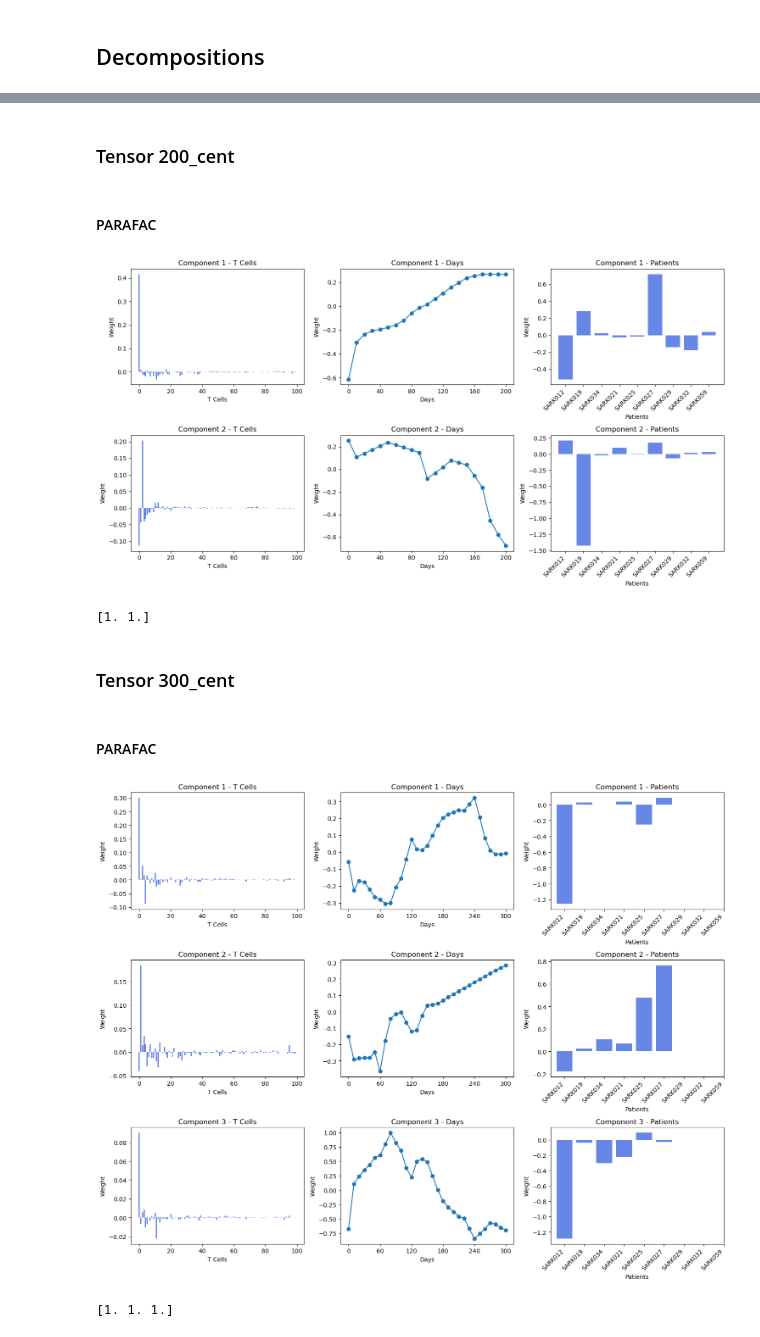
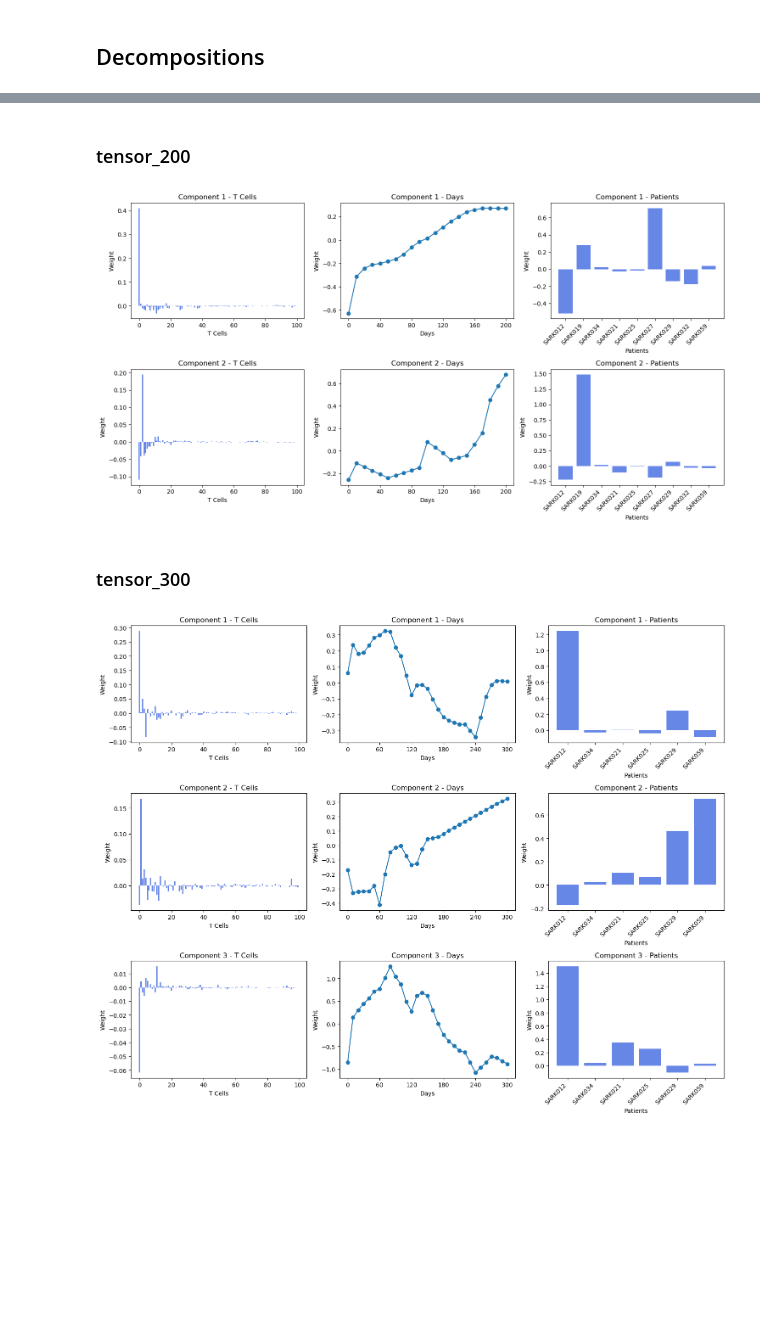
Before and after one commit to pablovadillo/Tensordecomposition, a Jupyter notebook: CP_decomposition.ipynb, the cells around one changed output, grey strips where cells are left out. Drawn from its saved outputs; the diff is of its cells as text; code cells hidden in the pictures; blank space fills up the shorter version.

Commit message:
Updated tensor_construction, CP_decomposition, PARAFAC2

```diff
--- a/CP_decomposition.ipynb
+++ b/CP_decomposition.ipynb
@@ -18,10 +13,14 @@ from kneed import KneeLocator
 # %% [markdown]
 ## Import tensors
 # %%
-tensor_70_cent = np.load('tensors_center/tensor_70.npy')
-tensor_100_cent = np.load('tensors_center/tensor_100.npy')
-tensor_200_cent = np.load('tensors_center/tensor_200.npy')
-tensor_300_cent = np.load('tensors_center/tensor_300.npy')
+# real data
+tensor_70 = np.load('real_data/tensor_70.npy')
+tensor_100 = np.load('real_data/tensor_100.npy')
+tensor_200 = np.load('real_data/tensor_200.npy')
+tensor_300 = np.load('real_data/tensor_300.npy')
+# simulated data
+tensor_1 = np.load('simulated_data/tensor_1.npy')
+tensor_2 = np.load('simulated_data/tensor_2.npy')
 # %% [markdown]
 ## Number of components
 # %%
@@ -204,28 +220,19 @@ print(weights_100_cent)
 # %% [markdown]
-### Tensor 200_cent
+### tensor_200
-# %% [markdown]
-#### PARAFAC
 # %%
-tensor_200_cent = tl.tensor(tensor_200_cent)
-weights_200_cent, factors_200_cent = parafac(tensor_200_cent, rank=2, orthogonalise=True)
+tensor_200 = tl.tensor(tensor_200)
+weights_200, factors_200 = parafac(tensor_200, rank=2)
 patients = ['SARK012', 'SARK019', 'SARK034', 'SARK021', 'SARK025',
             'SARK027', 'SARK029', 'SARK032', 'SARK059']
-decomposition_visualization(factors_200_cent, patients)
-print(weights_200_cent)
+decomposition_visualization(factors_200, patients)
 # %% [output]
-[figure, old version]
+[figure, new version]
-[1. 1.]
 # %% [markdown]
-### Tensor 300_cent
+### tensor_300
-# %% [markdown]
-#### PARAFAC
 # %%
-tensor_300_cent = tl.tensor(tensor_300_cent)
-weights_300_cent, factors_300_cent = parafac(tensor_300_cent, rank=3, orthogonalise=True)
-patients = ['SARK012', 'SARK019', 'SARK034', 'SARK021', 'SARK025',
-            'SARK027', 'SARK029', 'SARK032', 'SARK059']
-decomposition_visualization(factors_300_cent, patients)
-print(weights_300_cent)
+tensor_300 = tl.tensor(tensor_300)
+weights_300, factors_300 = parafac(tensor_300, rank=3)
+patients = ['SARK012', 'SARK034', 'SARK021', 'SARK025', 'SARK029', 'SARK059']
+decomposition_visualization(factors_300, patients)
 # %% [output]
-[figure, old version]
+[figure, new version]
-[1. 1. 1.]
```
Also changed, not shown: parts of 19 cells of this notebook, 2 other files.
